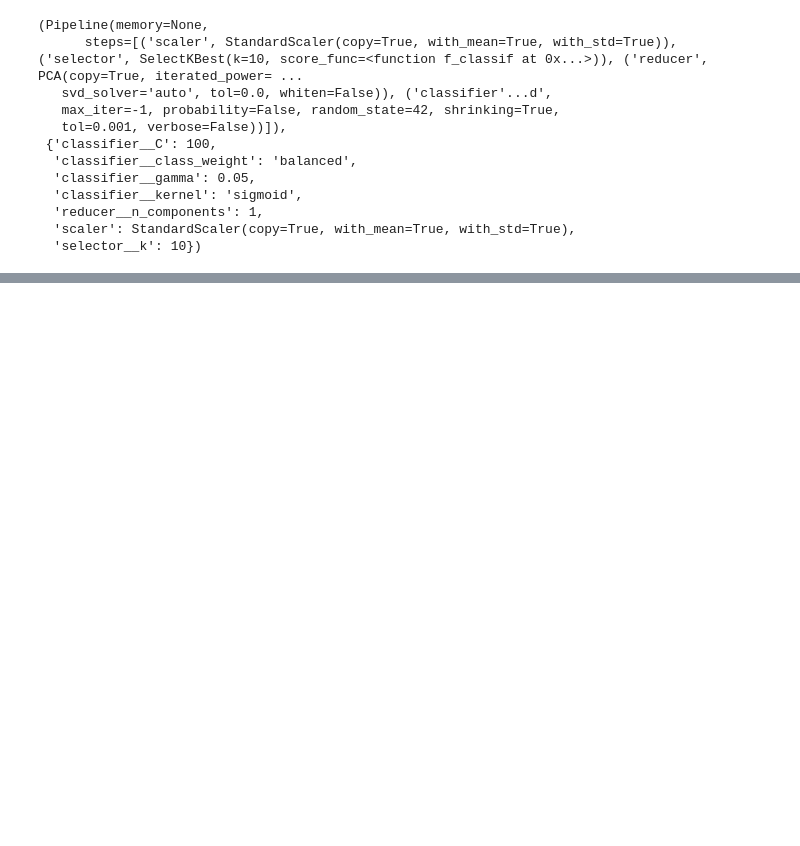
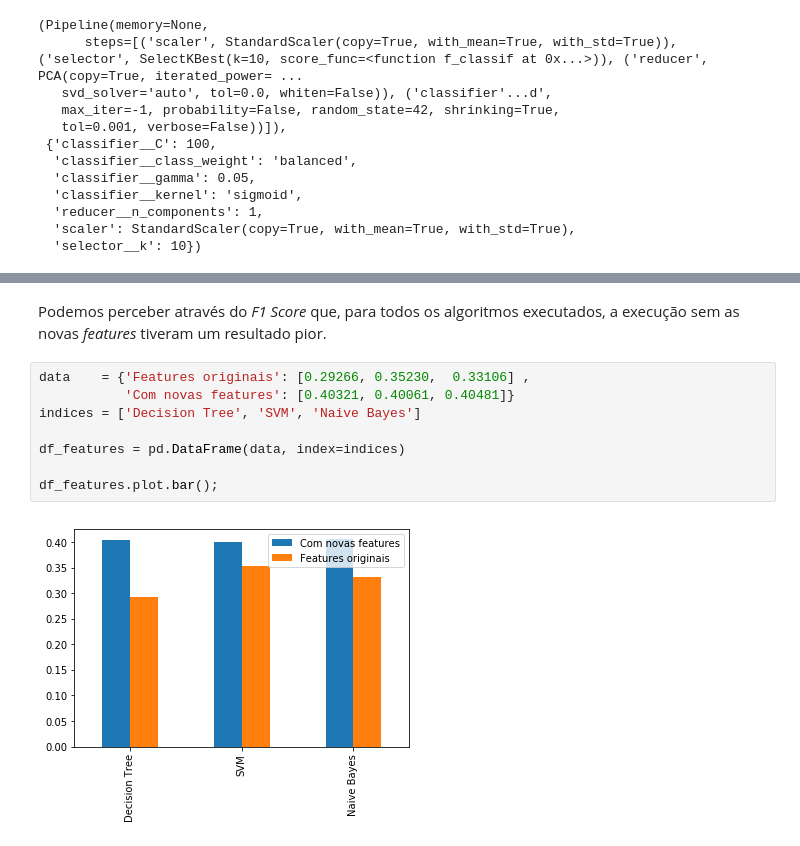
Before and after one commit to daniteo/enron_final_project, a Jupyter notebook: final_project/UdacityFinalProject.ipynb, the cells around one changed output, grey strips where cells are left out. Cells and saved outputs as stored; diff of their text form; blank space fills up the shorter version.

```diff
--- a/final_project/UdacityFinalProject.ipynb
+++ b/final_project/UdacityFinalProject.ipynb
@@ -682 +849,13 @@ Pipeline(memory=None,
+# %% [markdown]
+Podemos perceber através do _F1 Score_ que, para todos os algoritmos executados, a execução sem as novas _features_ tiveram um resultado pior.
+# %%
+data    = {'Features originais': [0.29266, 0.35230,  0.33106] ,
+           'Com novas features': [0.40321, 0.40061, 0.40481]}
+indices = ['Decision Tree', 'SVM', 'Naive Bayes']
+
+df_features = pd.DataFrame(data, index=indices)
+
+df_features.plot.bar();
+# %% [output]
+[figure, added]
 # %% [markdown]
```
Also changed, not shown: parts of 22 cells of this notebook, 7 other files.
